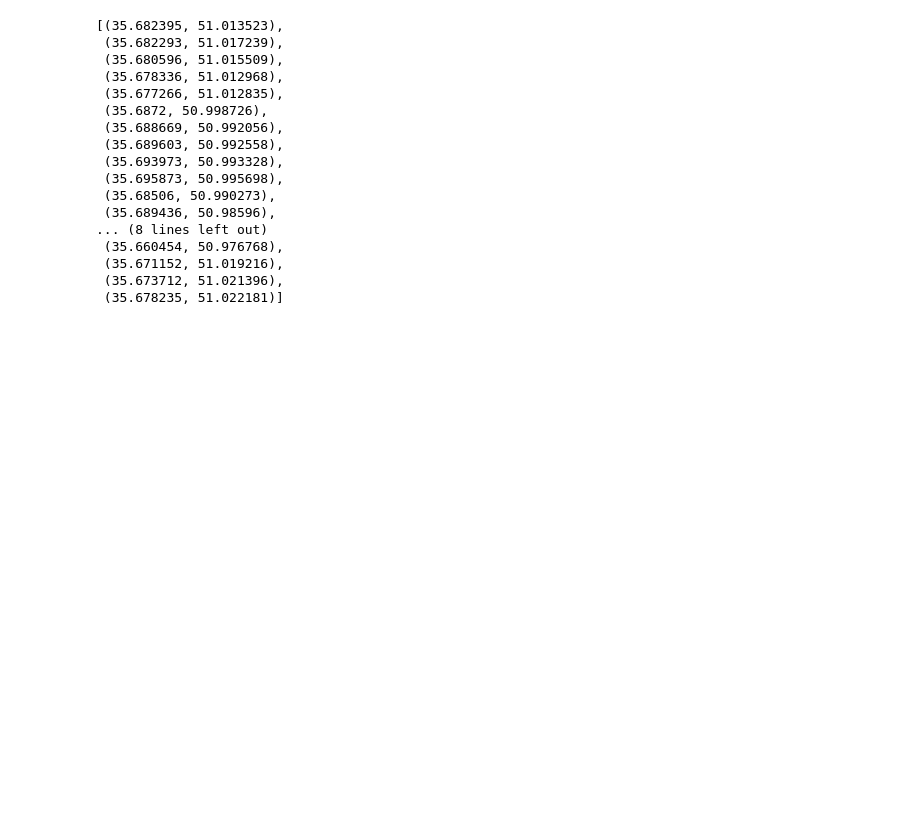
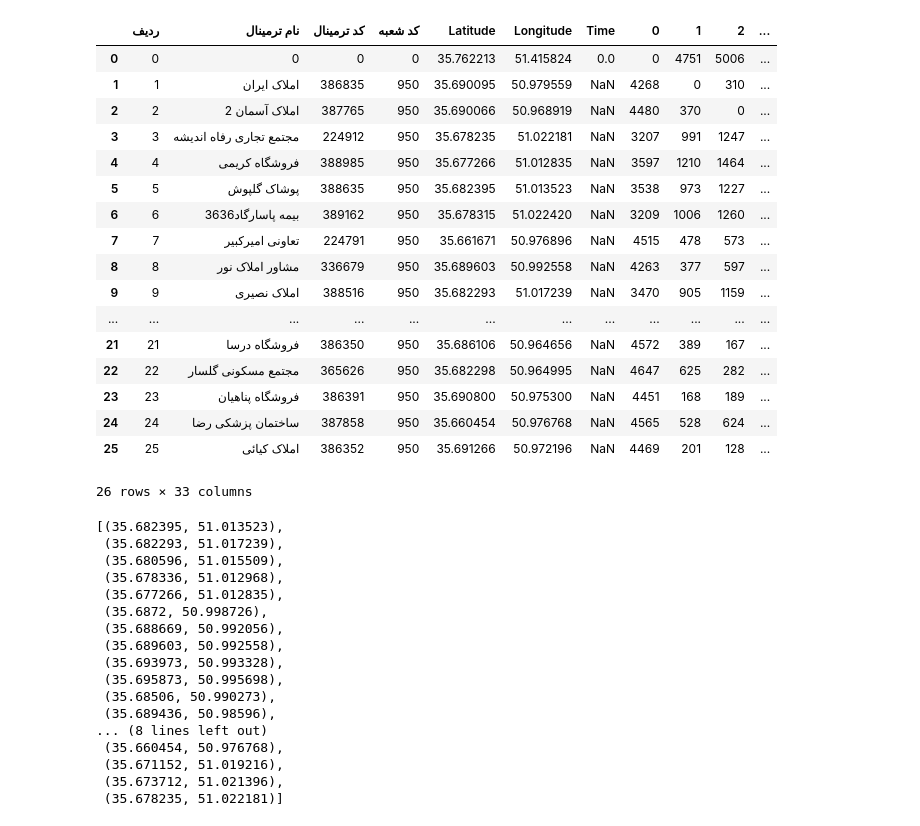
Before and after one commit to safarzadeh-reza/Sample-Code_Rout-Planning, a Jupyter notebook: routPlanner.ipynb, the cells around one changed output. Cells and saved outputs as stored; diff of their text form; code cells hidden in the pictures; blank space fills up the shorter version.

```diff
--- a/routPlanner.ipynb
+++ b/routPlanner.ipynb
@@ -123,3 +139,46 @@ my_map.save("./gpx_berlin_withmarker.html")
+# %%
+# Mehdi N*N Distance Matrix
+
+BranchesLocations = pd.DataFrame()
+
+Branches = pd.read_excel('./Final.xlsx')
+
+df = pd.DataFrame(Branches)
+
+BranchesLocations['Latitude'] = df.Latitude
+BranchesLocations['Longitude'] = df.Longitude
+
+tuples = [tuple(x) for x in BranchesLocations.to_numpy()]
+
+distance_matrix_result = nmaps.distance_matrix(tuples,tuples)
+len(distance_matrix_result["rows"])
+
+for rows in range(len(distance_matrix_result["rows"])):
+    xx =list()
+    for columns in range(len(distance_matrix_result["rows"][rows]["elements"])):
+        xx.append(distance_matrix_result["rows"][rows]["elements"][columns]["duration"]["value"])
+    df[rows] = xx
+df
+df.to_excel("./DistanceMatrix_990401.xlsx", index = False)
+# %% [output]
+|  | ردیف | نام ترمینال | کد ترمینال | کد شعبه | Latitude | Longitude | Time | 0 | 1 | 2 | ... |
+| 0 | 0 | 0 | 0 | 0 | 35.762213 | 51.415824 | 0.0 | 0 | 4751 | 5006 | ... |
+| 1 | 1 | املاک ایران | 386835 | 950 | 35.690095 | 50.979559 | NaN | 4268 | 0 | 310 | ... |
+| 2 | 2 | املاک آسمان 2 | 387765 | 950 | 35.690066 | 50.968919 | NaN | 4480 | 370 | 0 | ... |
+| 3 | 3 | مجتمع تجاری رفاه اندیشه | 224912 | 950 | 35.678235 | 51.022181 | NaN | 3207 | 991 | 1247 | ... |
+| 4 | 4 | فروشگاه کریمی | 388985 | 950 | 35.677266 | 51.012835 | NaN | 3597 | 1210 | 1464 | ... |
+| 5 | 5 | پوشاک گلپوش | 388635 | 950 | 35.682395 | 51.013523 | NaN | 3538 | 973 | 1227 | ... |
+| 6 | 6 | بیمه پاسارگاد3636 | 389162 | 950 | 35.678315 | 51.022420 | NaN | 3209 | 1006 | 1260 | ... |
+| 7 | 7 | تعاونی امیرکبیر | 224791 | 950 | 35.661671 | 50.976896 | NaN | 4515 | 478 | 573 | ... |
+| 8 | 8 | مشاور املاک نور | 336679 | 950 | 35.689603 | 50.992558 | NaN | 4263 | 377 | 597 | ... |
+| 9 | 9 | املاک نصیری | 388516 | 950 | 35.682293 | 51.017239 | NaN | 3470 | 905 | 1159 | ... |
+| ... | ... | ... | ... | ... | ... | ... | ... | ... | ... | ... | ... |
+| 21 | 21 | فروشگاه درسا | 386350 | 950 | 35.686106 | 50.964656 | NaN | 4572 | 389 | 167 | ... |
+| 22 | 22 | مجتمع مسکونی گلسار | 365626 | 950 | 35.682298 | 50.964995 | NaN | 4647 | 625 | 282 | ... |
+| 23 | 23 | فروشگاه پناهیان | 386391 | 950 | 35.690800 | 50.975300 | NaN | 4451 | 168 | 189 | ... |
+| 24 | 24 | ساختمان پزشکی رضا | 387858 | 950 | 35.660454 | 50.976768 | NaN | 4565 | 528 | 624 | ... |
+| 25 | 25 | املاک کیائی | 386352 | 950 | 35.691266 | 50.972196 | NaN | 4469 | 201 | 128 | ... |
+26 rows × 33 columns
 # %%
 # Mehdi
 
```
Also changed, not shown: parts of 4 cells of this notebook, 3 other files.
